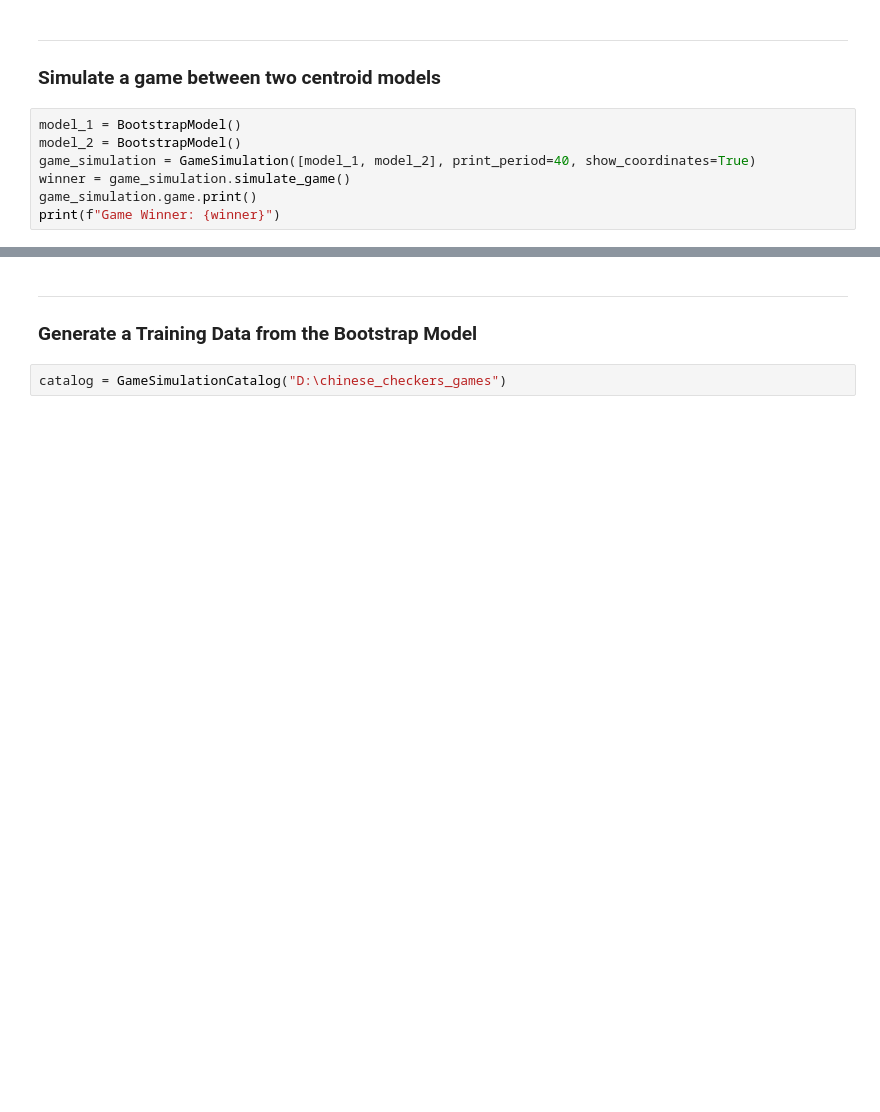
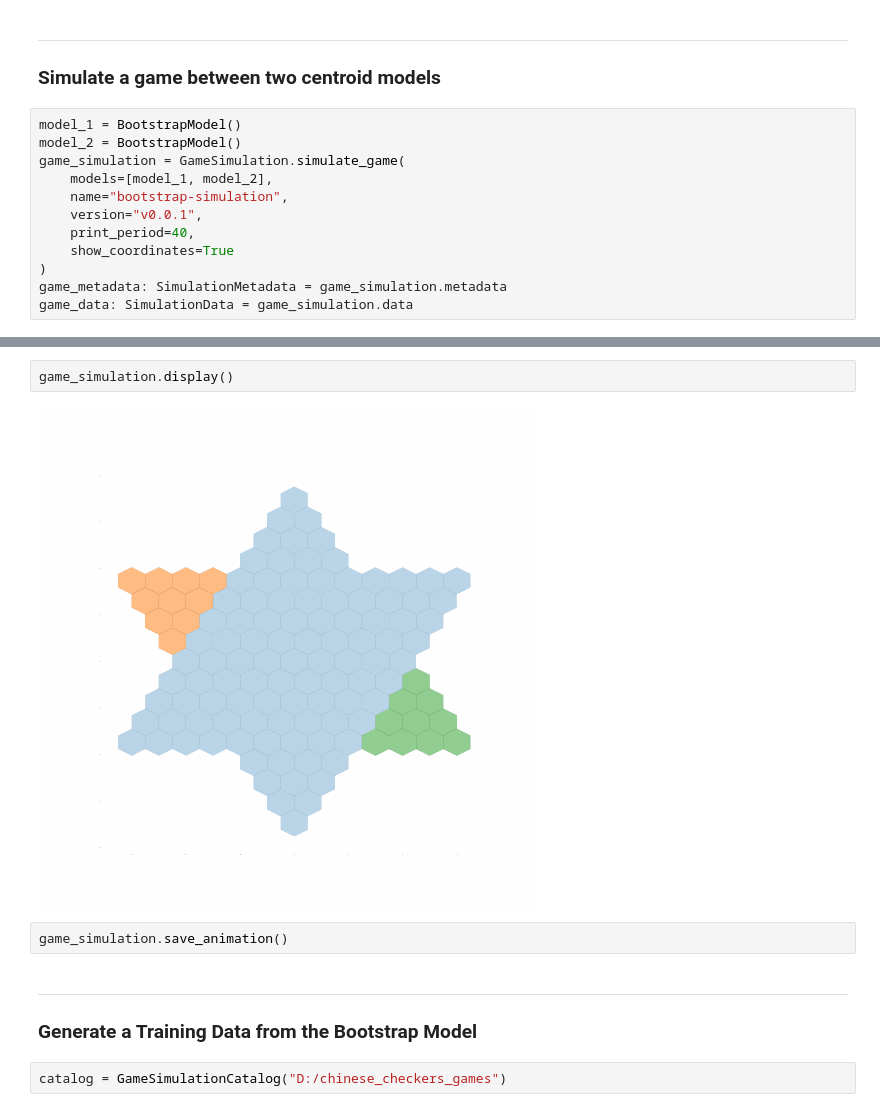
Before and after one commit to dakotacolorado/ChineseCheckersBot, a Jupyter notebook: notebooks/game_examples.ipynb, the cells around one changed output, grey strips where cells are left out. Cells and saved outputs as stored; diff of their text form; blank space fills up the shorter version.

```diff
--- a/notebooks/game_examples.ipynb
+++ b/notebooks/game_examples.ipynb
@@ -26,7 +29,12 @@ printer.print(
 # %%
 model_1 = BootstrapModel()
 model_2 = BootstrapModel()
-game_simulation = GameSimulation([model_1, model_2], print_period=40, show_coordinates=True)
-winner = game_simulation.simulate_game()
-game_simulation.game.print()
-print(f"Game Winner: {winner}")
+game_simulation = GameSimulation.simulate_game(
+    models=[model_1, model_2],
+    name="bootstrap-simulation",
+    version="v0.0.1",
+    print_period=40,
+    show_coordinates=True
+)
+game_metadata: SimulationMetadata = game_simulation.metadata
+game_data: SimulationData = game_simulation.data
@@ -44,6 +41,12 @@ Game Winner: Player([(-3, -4), (-2, -3), (-4, -2), (-2, -4), (-3, -2), (-4, -1),
+# %%
+game_simulation.display()
+# %% [output]
+[figure, added]
+# %%
+game_simulation.save_animation()
 # %% [markdown]
 ---
 ### Generate a Training Data from the Bootstrap Model
 # %%
-catalog = GameSimulationCatalog("D:\chinese_checkers_games")
+catalog = GameSimulationCatalog("D:/chinese_checkers_games")
 # %%
```
Also changed, not shown: parts of 4 cells of this notebook, 1 other file.
